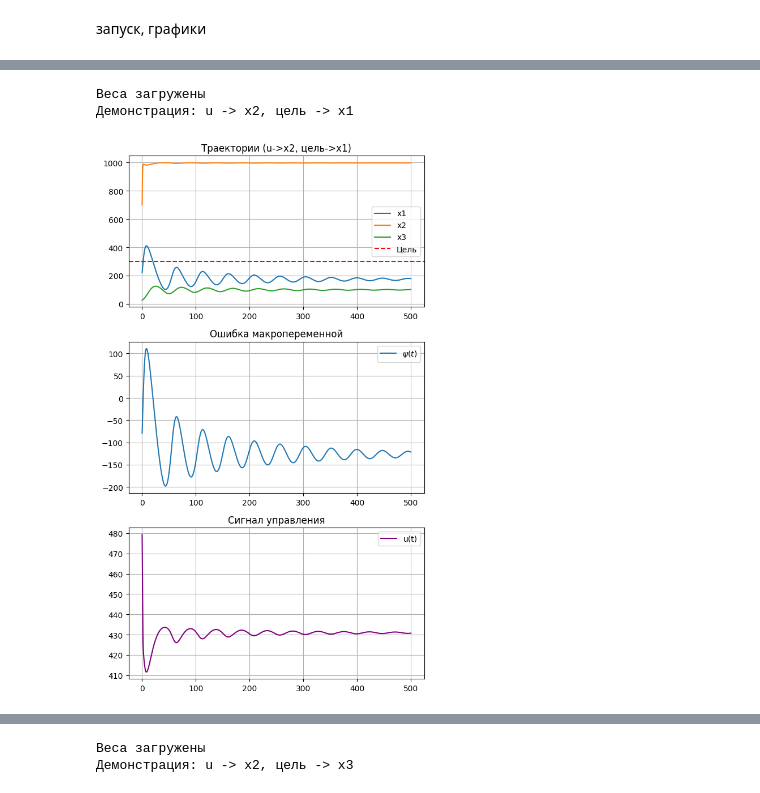
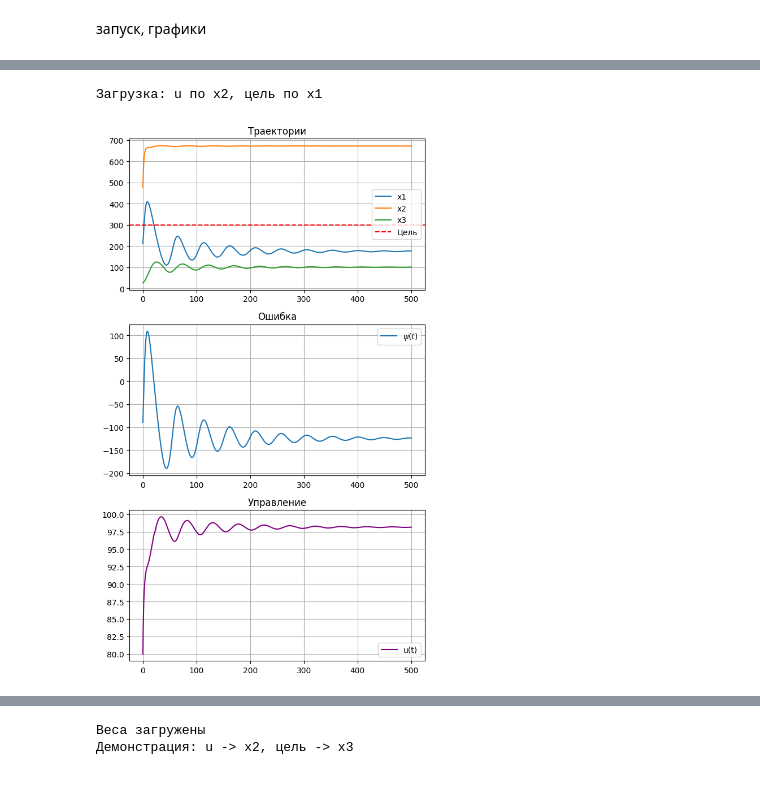
Before and after one commit to Emo4ka07/VKR, a Jupyter notebook: NTP_уж_с_ежом.ipynb, the cells around one changed output, grey strips where cells are left out. Saved outputs shown, nothing was run; the diff lists cells and outputs as text; code cells hidden in the pictures.

```diff
--- a/NTP_уж_с_ежом.ipynb
+++ b/NTP_уж_с_ежом.ipynb
@@ -188,66 +210,49 @@ Early stopping на эпохе 26
 # %%
-controller = Controller()
-_ = controller(tf.zeros((1,3)), tf.zeros((1,1)), tf.zeros((1,3)), tf.zeros((1,3)))
-controller.load_weights("/content/drive/MyDrive/controller_6cases.weights.h5")
-print("Веса загружены")
+def load_controller(ctrl_idx, tgt_idx):
+    ctrl = create_controller()
+    _ = ctrl(tf.zeros((1, 4)))
+    fname = CASE_MAP[f"{ctrl_idx}_{tgt_idx}"]
+    path = f"/content/drive/MyDrive/{fname}"
+    if not os.path.exists(path):
+        raise FileNotFoundError(f"Веса для случая u{ctrl_idx+1}→t{tgt_idx+1} не найдены.")
+    ctrl.load_weights(path)
+    return ctrl
 
-def simulate_demo(x0, C, ctrl_idx, tgt_idx, controller, p, N_sim=1000):
+def simulate_demo(x0, C, ctrl_idx, tgt_idx, controller, p, N_sim=2000):
     T_sim = 500.0; dt_sim = T_sim / N_sim
-    batch = tf.shape(x0)[0]
-    ctrl_hot = tf.tile(tf.one_hot([ctrl_idx], 3), [batch, 1])
-    tgt_hot  = tf.tile(tf.one_hot([tgt_idx], 3), [batch, 1])
-
-    x = x0
-    traj_list, u_list = [], []
-
+    x = x0; tr, ur = [], []
     for _ in range(N_sim):
         x_norm = x / X_SCALE; C_norm = C / C_SCALE
-        u_norm = controller(x_norm, C_norm, ctrl_hot, tgt_hot)
+        inp = tf.concat([x_norm, C_norm], axis=-1)
+        u_norm = tf.squeeze(controller(inp), axis=-1)
         u_scaled = u_norm * U_MAX
-
         dx = dynamics(x, u_scaled, ctrl_idx, p)
         x = x + dt_sim * dx
         x = tf.clip_by_value(x, 1e-3, 2000.0)
+        tr.append(x); ur.append(u_scaled)
+    return tf.stack(tr, axis=1).numpy()[0], tf.stack(ur, axis=1).numpy()[0]
 
-        traj_list.append(x)
-        u_list.append(u_scaled)
-
-    return tf.stack(traj_list, axis=1).numpy()[0], tf.stack(u_list, axis=1).numpy()[0]
-
-# индексы
-demo_ctrl = 1  # управление по: 0->x1, 1->x2, 2->x3
-demo_tgt  = 0  # цель:          0->x1, 1->x2, 2->x3
-print(f"Демонстрация: u -> x{demo_ctrl+1}, цель -> x{demo_tgt+1}")
+# ИНДЕКСЫ
+demo_ctrl = 1
+demo_tgt  = 0
+print(f"Загрузка: u по x{demo_ctrl+1}, цель по x{demo_tgt+1}")
+controller = load_controller(demo_ctrl, demo_tgt)
 
 demo_x = np.array([[200.0, 450.0, 25.1]], np.float32)
 demo_C = np.array([[300.0]], np.float32)
 
-traj, u = simulate_demo(demo_x, demo_C, demo_ctrl, demo_tgt, controller, PARAMS)
-ts_plot = np.linspace(0, 500.0, len(u))
+traj, u = simulate_demo(demo_x, demo_C, demo_ctrl, demo_tgt, controller, PARAMS, DEMO_N)
+ts = np.linspace(0, 500.0, len(u))
 psi = traj[:, demo_tgt] - demo_C[0,0]
 
 plt.figure(figsize=(6,10))
 plt.subplot(3,1,1)
-for i, lbl in enumerate(['x1', 'x2', 'x3']):
-    plt.plot(ts_plot, traj[:,i], label=lbl)
-plt.axhline(demo_C[0,0], color='red', linestyle='--', label='Цель')
-plt.title(f"Траектории (u->x{demo_ctrl+1}, цель->x{demo_tgt+1})")
-plt.grid(); plt.legend()
-
-plt.subplot(3,1,2)
-plt.plot(ts_plot, psi, label=r'$\psi(t)$')
-plt.title("Ошибка макропеременной")
-plt.grid(); plt.legend()
-
-plt.subplot(3,1,3)
-plt.plot(ts_plot, u, label='u(t)', color='purple')
-plt.title("Сигнал управления")
-plt.grid(); plt.legend()
-
-plt.tight_layout()
-plt.show()
+for i, lbl in enumerate(['x1','x2','x3']): plt.plot(ts, traj[:,i], label=lbl)
+plt.axhline(demo_C[0,0], color='red', ls='--', label='Цель'); plt.title("Траектории"); plt.grid(); plt.legend()
+plt.subplot(3,1,2); plt.plot(ts, psi, label=r'$\psi(t)$'); plt.title("Ошибка"); plt.grid(); plt.legend()
+plt.subplot(3,1,3); plt.plot(ts, u, label='u(t)', color='purple'); plt.title("Управление"); plt.grid(); plt.legend()
+plt.tight_layout(); plt.show()
 # %% [output]
-Веса загружены
-Демонстрация: u -> x2, цель -> x1
+Загрузка: u по x2, цель по x1
-[figure, old version]
+[figure, new version]
 # %%
```
Also changed, not shown: parts of 7 cells of this notebook.
